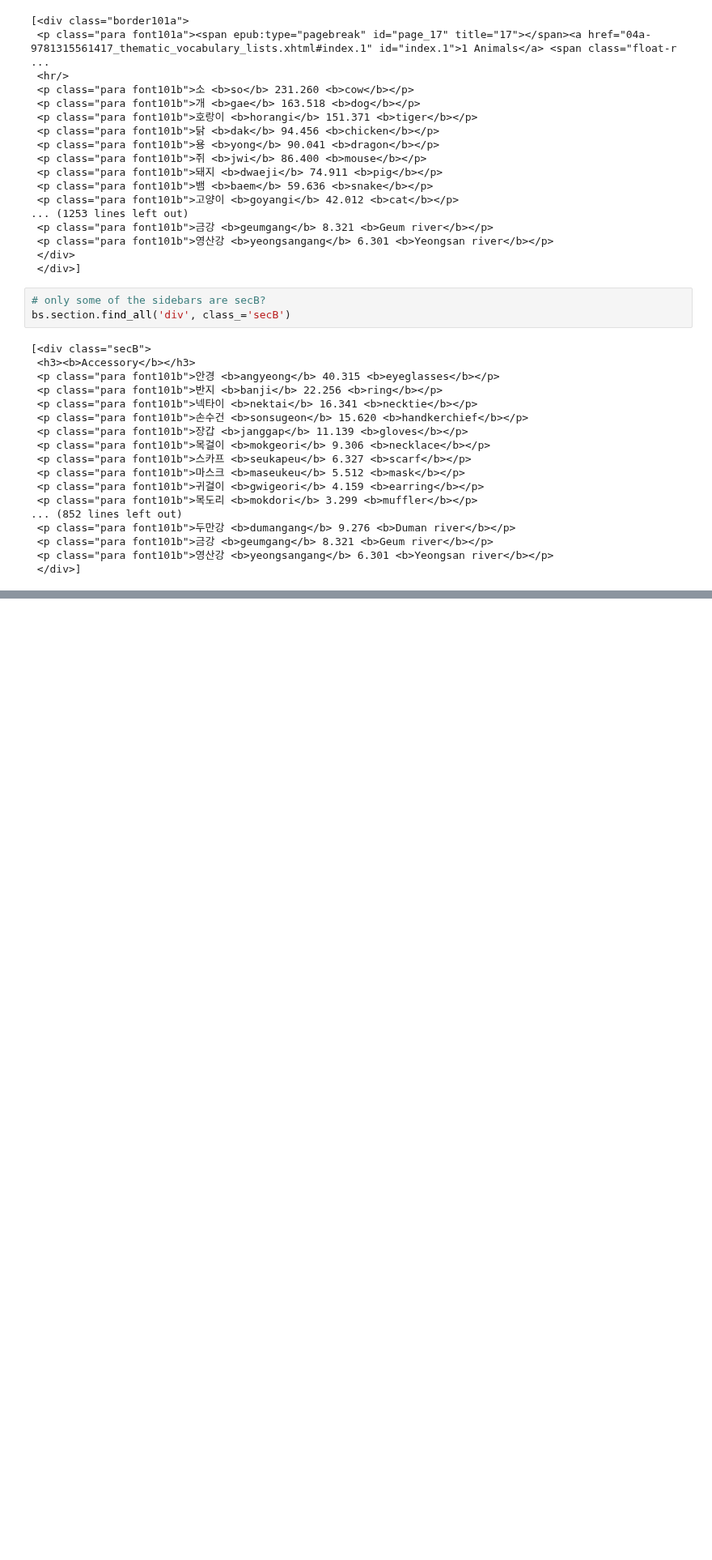
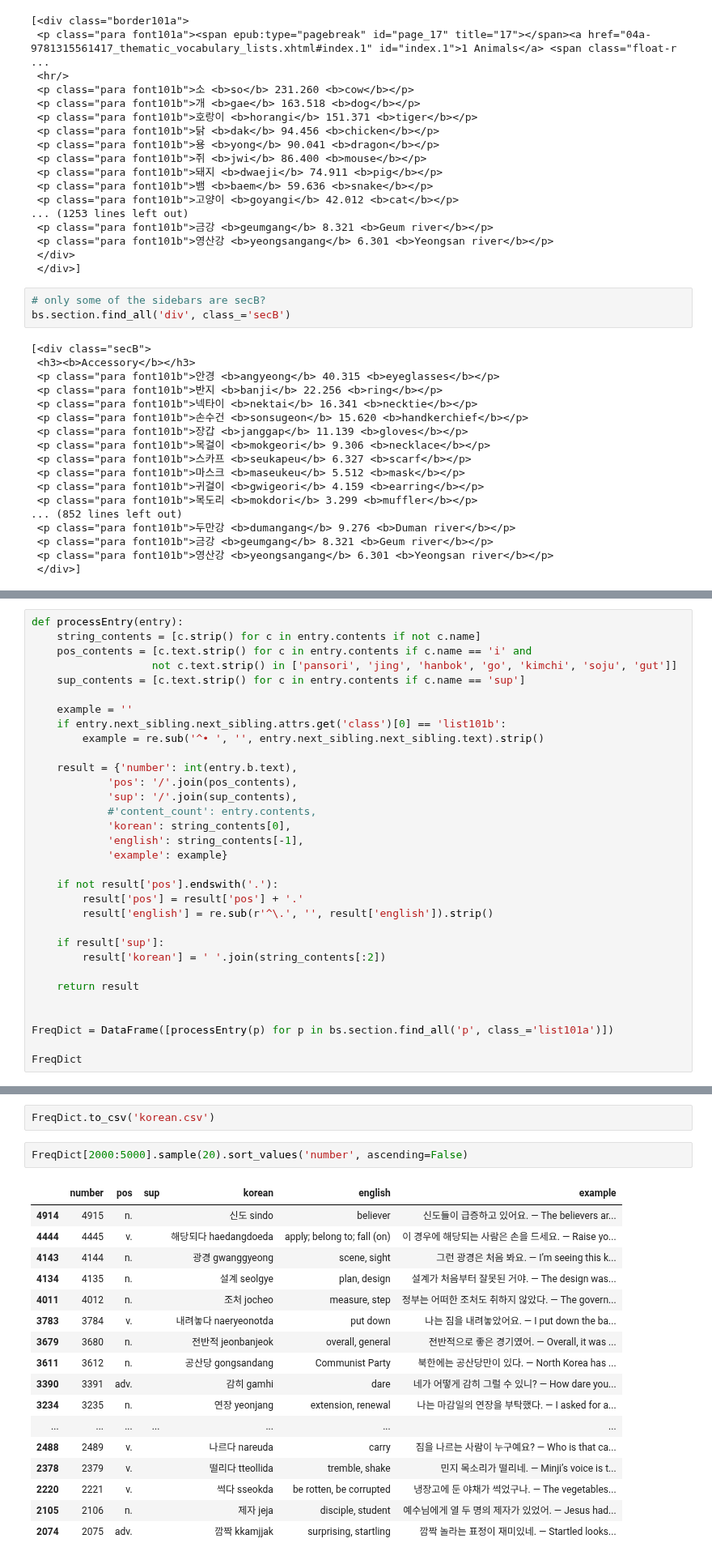
Before and after one commit to kebuhcah/experiments, a Jupyter notebook: dsal-scrape/epub-extract.ipynb, the cells around one changed output, grey strips where cells are left out. Shown at 81% size. Saved outputs shown, nothing was run; the diff lists cells and outputs as text; blank space fills up the shorter version.

```diff
--- a/dsal-scrape/epub-extract.ipynb
+++ b/dsal-scrape/epub-extract.ipynb
@@ -314,0 +271,32 @@ FreqDict.sm
+# %%
+def processEntry(entry):
+    string_contents = [c.strip() for c in entry.contents if not c.name]
+    pos_contents = [c.text.strip() for c in entry.contents if c.name == 'i' and
+                   not c.text.strip() in ['pansori', 'jing', 'hanbok', 'go', 'kimchi', 'soju', 'gut']]
+    sup_contents = [c.text.strip() for c in entry.contents if c.name == 'sup']
+
+    example = ''
+    if entry.next_sibling.next_sibling.attrs.get('class')[0] == 'list101b':
+        example = re.sub('^• ', '', entry.next_sibling.next_sibling.text).strip()
+
+    result = {'number': int(entry.b.text),
+            'pos': '/'.join(pos_contents),
+            'sup': '/'.join(sup_contents),
+            #'content_count': entry.contents,
+            'korean': string_contents[0],
+            'english': string_contents[-1],
+            'example': example}
+
+    if not result['pos'].endswith('.'):
+        result['pos'] = result['pos'] + '.'
+        result['english'] = re.sub(r'^\.', '', result['english']).strip()
+
+    if result['sup']:
+        result['korean'] = ' '.join(string_contents[:2])
+
+    return result
+
+
+FreqDict = DataFrame([processEntry(p) for p in bs.section.find_all('p', class_='list101a')])
+
+FreqDict
@@ -314,0 +317,22 @@ FreqDict.sm
+# %%
+FreqDict.to_csv('korean.csv')
+# %%
+FreqDict[2000:5000].sample(20).sort_values('number', ascending=False)
+# %% [output]
+|  | number | pos | sup | korean | english | example |
+| 4914 | 4915 | n. |  | 신도 sindo | believer | 신도들이 급증하고 있어요. — The believers ar... |
+| 4444 | 4445 | v. |  | 해당되다 haedangdoeda | apply; belong to; fall (on) | 이 경우에 해당되는 사람은 손을 드세요. — Raise yo... |
+| 4143 | 4144 | n. |  | 광경 gwanggyeong | scene, sight | 그런 광경은 처음 봐요. — I’m seeing this k... |
+| 4134 | 4135 | n. |  | 설계 seolgye | plan, design | 설계가 처음부터 잘못된 거야. — The design was... |
+| 4011 | 4012 | n. |  | 조처 jocheo | measure, step | 정부는 어떠한 조처도 취하지 않았다. — The govern... |
+| 3783 | 3784 | v. |  | 내려놓다 naeryeonotda | put down | 나는 짐을 내려놓았어요. — I put down the ba... |
+| 3679 | 3680 | n. |  | 전반적 jeonbanjeok | overall, general | 전반적으로 좋은 경기였어. — Overall, it was ... |
+| 3611 | 3612 | n. |  | 공산당 gongsandang | Communist Party | 북한에는 공산당만이 있다. — North Korea has ... |
+| 3390 | 3391 | adv. |  | 감히 gamhi | dare | 네가 어떻게 감히 그럴 수 있니? — How dare you... |
+| 3234 | 3235 | n. |  | 연장 yeonjang | extension, renewal | 나는 마감일의 연장을 부탁했다. — I asked for a... |
+| ... | ... | ... | ... | ... | ... | ... |
+| 2488 | 2489 | v. |  | 나르다 nareuda | carry | 짐을 나르는 사람이 누구예요? — Who is that ca... |
+| 2378 | 2379 | v. |  | 떨리다 tteollida | tremble, shake | 민지 목소리가 떨리네. — Minji’s voice is t... |
+| 2220 | 2221 | v. |  | 썩다 sseokda | be rotten, be corrupted | 냉장고에 둔 야채가 썩었구나. — The vegetables... |
+| 2105 | 2106 | n. |  | 제자 jeja | disciple, student | 예수님에게 열 두 명의 제자가 있었어. — Jesus had... |
+| 2074 | 2075 | adv. |  | 깜짝 kkamjjak | surprising, startling | 깜짝 놀라는 표정이 재미있네. — Startled looks... |
```
Also changed, not shown: parts of 21 cells of this notebook.
